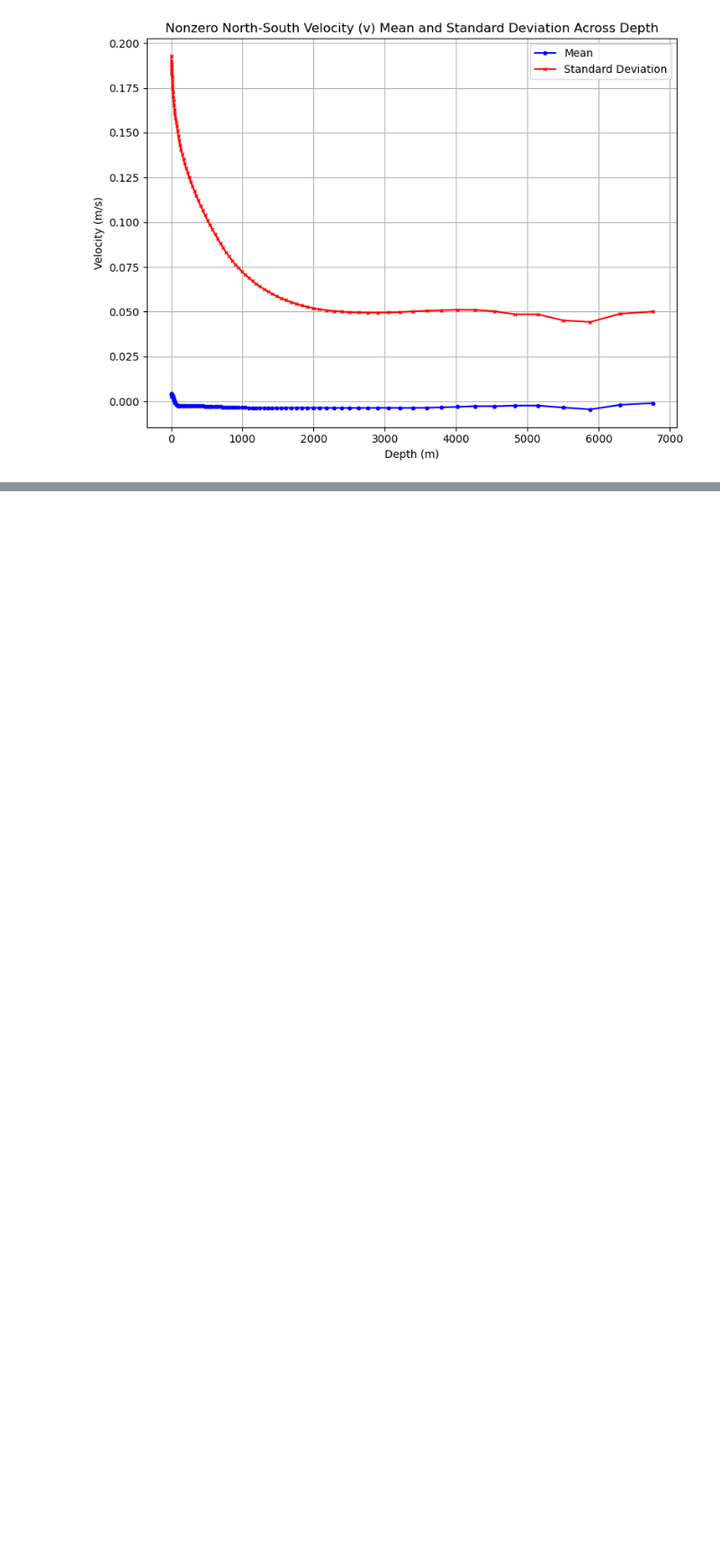
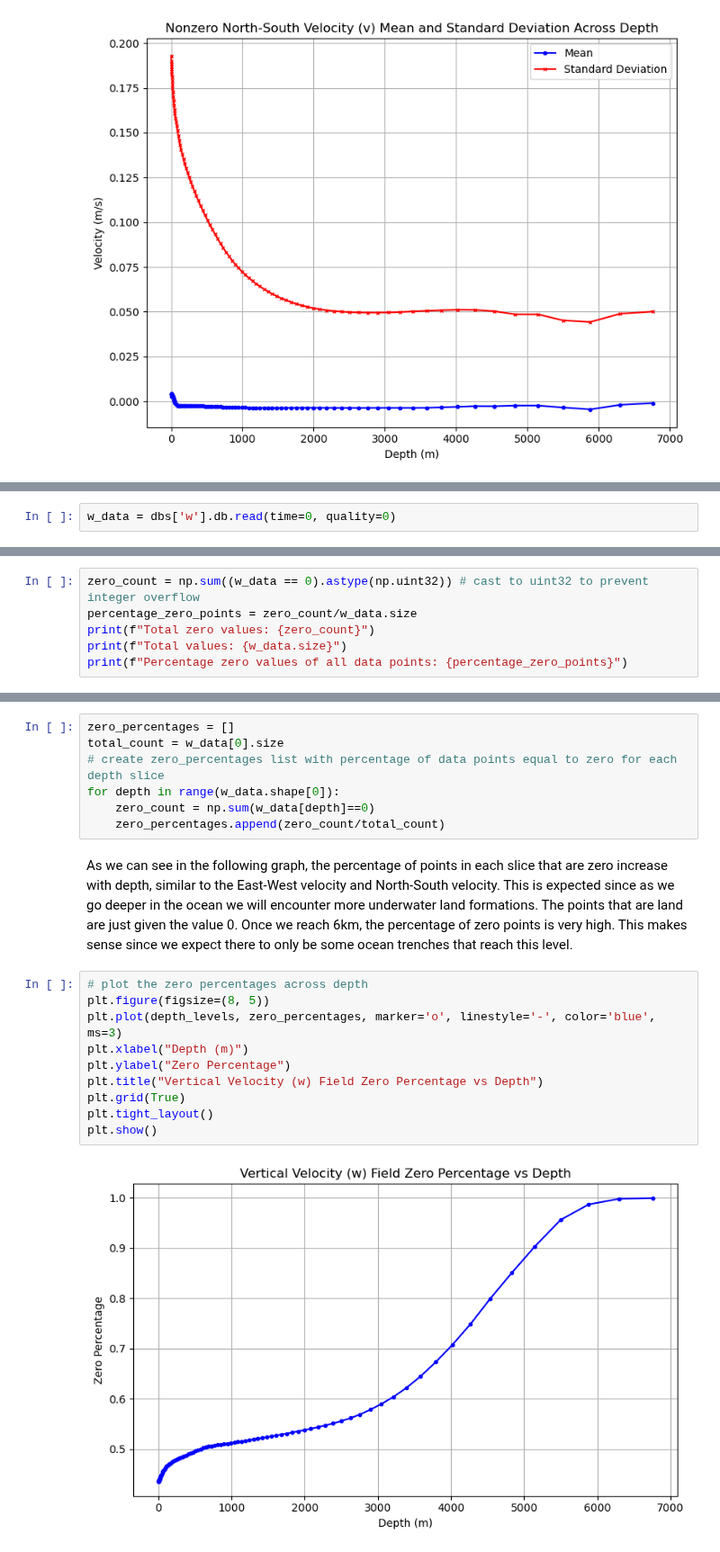
Before and after one commit to jhalloy/SeaView, a Jupyter notebook: llc2160_data_exploration.ipynb, the cells around one changed output, grey strips where cells are left out. Shown at 90% size. Cells and saved outputs as stored; diff of their text form; blank space fills up the shorter version.

Commit message:
Add vertical velocity analysis

```diff
--- a/llc2160_data_exploration.ipynb
+++ b/llc2160_data_exploration.ipynb
@@ -368,0 +377,2 @@ plt.show()
+# %%
+w_data = dbs['w'].db.read(time=0, quality=0)
@@ -368,0 +390,6 @@ plt.show()
+# %%
+zero_count = np.sum((w_data == 0).astype(np.uint32)) # cast to uint32 to prevent integer overflow
+percentage_zero_points = zero_count/w_data.size
+print(f"Total zero values: {zero_count}")
+print(f"Total values: {w_data.size}")
+print(f"Percentage zero values of all data points: {percentage_zero_points}")
@@ -368,0 +442,21 @@ plt.show()
+# %%
+zero_percentages = []
+total_count = w_data[0].size
+# create zero_percentages list with percentage of data points equal to zero for each depth slice
+for depth in range(w_data.shape[0]):
+    zero_count = np.sum(w_data[depth]==0)
+    zero_percentages.append(zero_count/total_count)
+# %% [markdown]
+As we can see in the following graph, the percentage of points in each slice that are zero increase with depth, similar to the East-West velocity and North-South velocity. This is expected since as we go deeper in the ocean we will encounter more underwater land formations. The points that are land are just given the value 0. Once we reach 6km, the percentage of zero points is very high. This makes sense since we expect there to only be some ocean trenches that reach this level.
+# %%
+# plot the zero percentages across depth
+plt.figure(figsize=(8, 5))
+plt.plot(depth_levels, zero_percentages, marker='o', linestyle='-', color='blue', ms=3)
+plt.xlabel("Depth (m)")
+plt.ylabel("Zero Percentage")
+plt.title("Vertical Velocity (w) Field Zero Percentage vs Depth")
+plt.grid(True)
+plt.tight_layout()
+plt.show()
+# %% [output]
+[figure, added]
```
Also changed, not shown: parts of 14 cells of this notebook.
